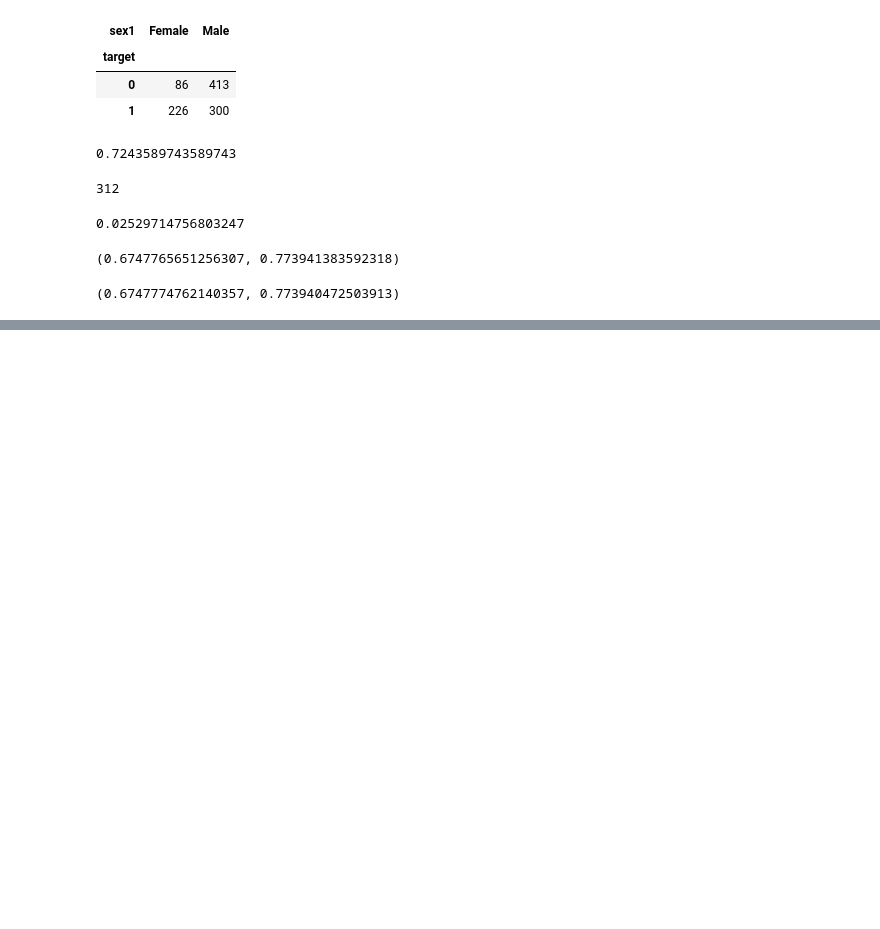
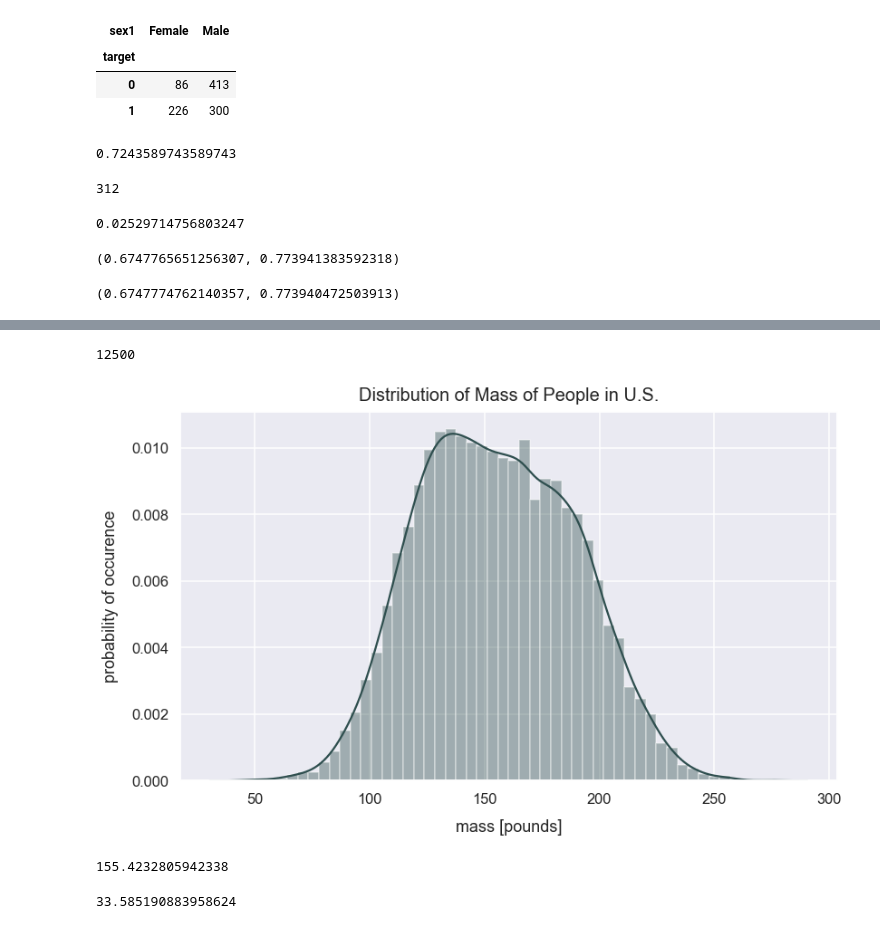
Before and after one commit to anantaw81/PYTHN-DataScience, a Jupyter notebook: Resume_Sesi10_InferentialStatistics/practice.ipynb, the cells around one changed output, grey strips where cells are left out. Saved outputs shown, nothing was run; the diff lists cells and outputs as text; code cells hidden in the pictures; blank space fills up the shorter version.

```diff
--- a/Resume_Sesi10_InferentialStatistics/practice.ipynb
+++ b/Resume_Sesi10_InferentialStatistics/practice.ipynb
@@ -178,0 +200,19 @@ sm.stats.proportion_confint(n * p_fm, n)
+# %%
+# Other example of Confidence Intervals
+import pandas as pd
+import seaborn as sns
+import scipy.stats as stats
+import numpy as np
+import random
+import warnings
+import matplotlib.pyplot as plt
+%matplotlib inline
+
+sns.set(rc={'figure.figsize': (13, 7.5)})
+sns.set_context('talk')
+# %%
+np.random.seed(42)
+normal_distribution_us_male_mass_pounds = np.random.normal(loc=181, scale=24, size=6000)
+normal_distribution_us_female_mass_pounds = np.random.normal(loc=132, scale=22, size=6500)
+all_mass_values = np.concatenate((normal_distribution_us_male_mass_pounds, normal_distribution_us_female_mass_pounds), axis=0)
+df_ppl_mass = pd.DataFrame(data={'us_people_mass_pounds': all_mass_values})
@@ -178,0 +241,23 @@ sm.stats.proportion_confint(n * p_fm, n)
+# %%
+len(df_ppl_mass)
+# %% [output]
+12500
+# %%
+sns.distplot(df_ppl_mass['us_people_mass_pounds'], color="darkslategray")
+plt.xlabel("mass [pounds]", labelpad=14)
+plt.ylabel("probability of occurence", labelpad=14)
+plt.title("Distribution of Mass of People in U.S.", y=1.015, fontsize=20);
+# %% [output]
+[figure, added]
+# %%
+# Calculation Population Mean
+pop_mean_mass = df_ppl_mass['us_people_mass_pounds'].mean()
+pop_mean_mass
+# %% [output]
+155.4232805942338
+# %%
+# Calculate Population Standard Deviation
+pop_std_dev_mass = df_ppl_mass['us_people_mass_pounds'].std()
+pop_std_dev_mass
+# %% [output]
+33.585190883958624
```
Also changed, not shown: parts of 30 cells of this notebook, 2 other files.
